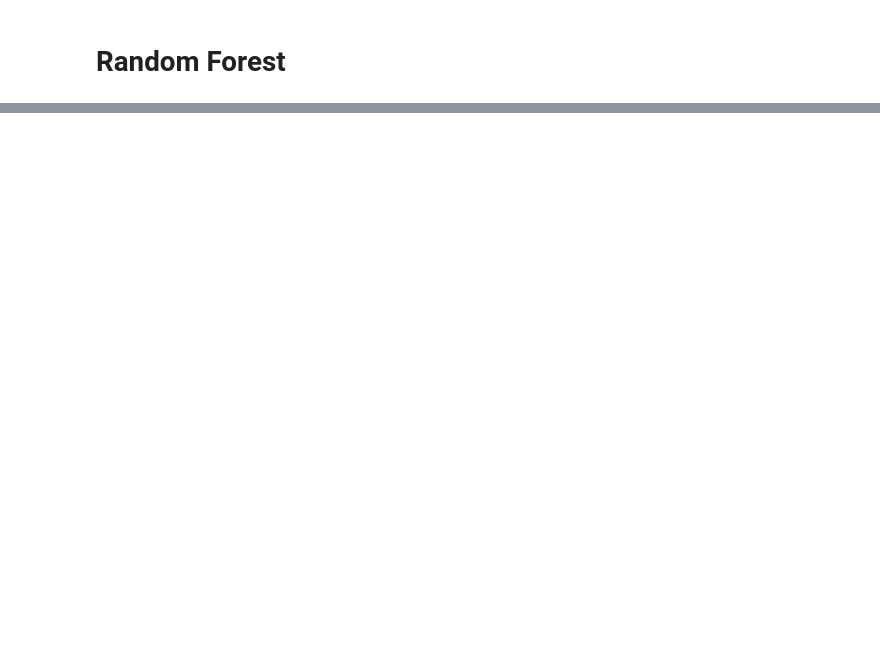
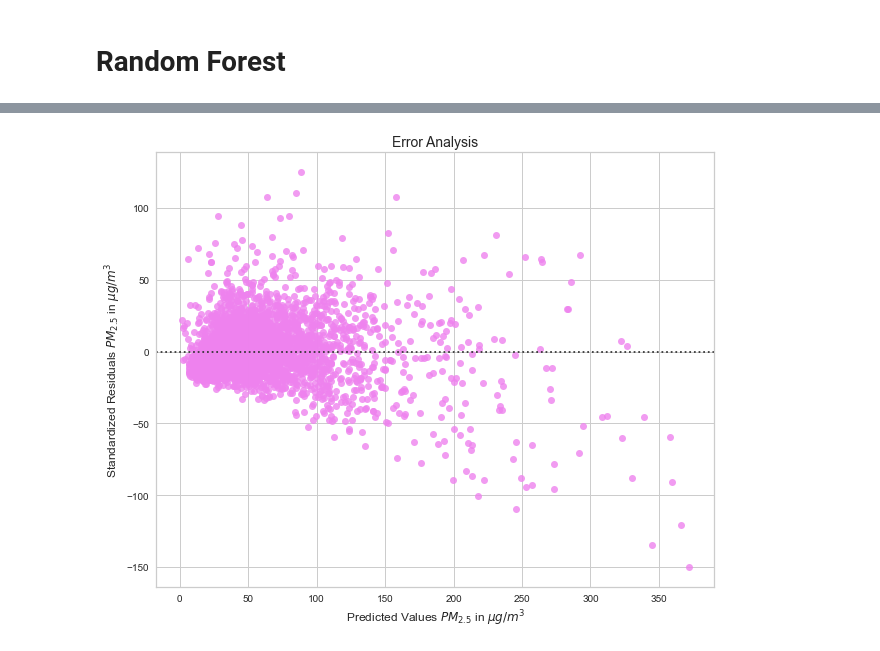
Before and after one commit to JeromeSauer/Project2_AirQuality, a Jupyter notebook: Project2_Modelling.ipynb, the cells around one changed output, grey strips where cells are left out. Drawn from its saved outputs; the diff is of its cells as text; code cells hidden in the pictures; blank space fills up the shorter version.

```diff
--- a/Project2_Modelling.ipynb
+++ b/Project2_Modelling.ipynb
@@ -226,0 +248,4 @@ R_Squared: 0.5617890532810688
+# %%
+y_pred_forest.shape[0]
+y_test=[val for i,val in enumerate(y_test)]
+y_pred=[val for i,val in enumerate(y_pred_forest)]
@@ -226,0 +258,12 @@ R_Squared: 0.5617890532810688
+# %%
+fig=plt.figure(figsize=(10,8))
+plt.title('Error Analysis',fontsize=14)
+plt.xlabel('Predicted Values $PM_{2.5}$ in ${\mu g}/{m^{3}}$',fontsize=12)
+plt.ylabel('Standardized Residuals $PM_{2.5}$ in ${\mu g}/{m^{3}}$',fontsize=12)
+
+sns.residplot(x=y_test, y=y_pred_forest, data=None, lowess=False,
+x_partial=None, y_partial=None, order=0.5, robust=True, dropna=True,
+label=None, color='violet', scatter_kws=None, line_kws=None, ax=None)
+plt.show()
+# %% [output]
+[figure, added]
```
Also changed, not shown: parts of 38 cells of this notebook.
